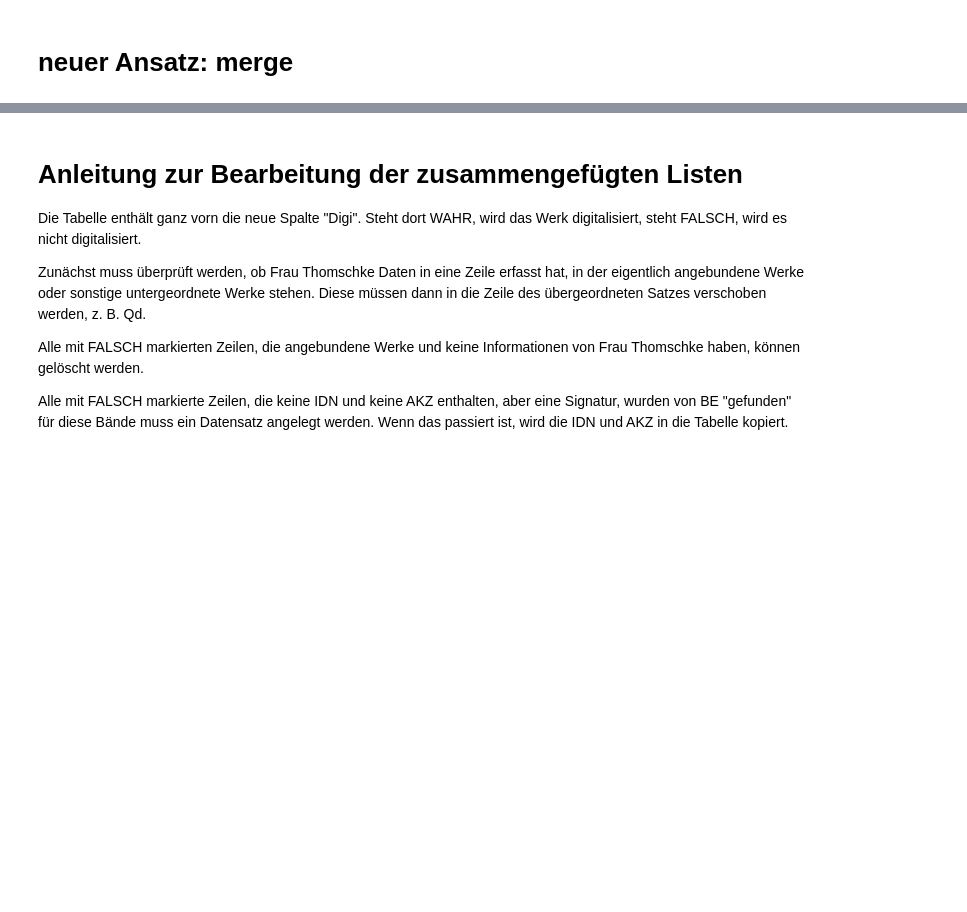
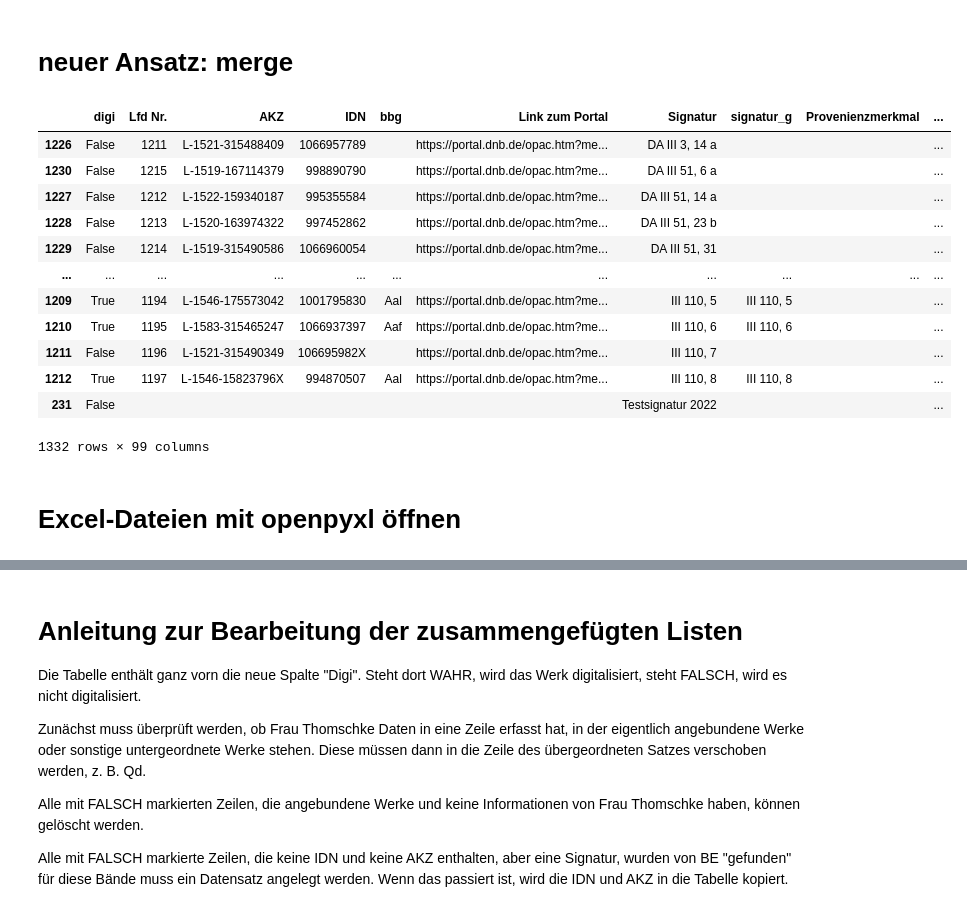
Before and after one commit to buchmuseum/vrekon, a Jupyter notebook: notebooks/be-listen.ipynb, the cells around one changed output, grey strips where cells are left out. Drawn from its saved outputs; the diff is of its cells as text; code cells hidden in the pictures; blank space fills up the shorter version.

```diff
--- a/notebooks/be-listen.ipynb
+++ b/notebooks/be-listen.ipynb
@@ -6,3 +8,3 @@ import numpy as np
 # %%
-be = pd.read_excel("../raw/II_Inkunabeln+_test_Wendler.xlsx", sheet_name="II_Inkunabeln+", dtype="string")
-ii = pd.read_csv("../abzug/ii.csv", dtype="string")
+be = pd.read_excel("Spielwiese_Matchen_III_Drucke_1501-1560.xlsm", sheet_name="III Drucke 1501-1560", dtype="string")
+iii = pd.read_csv("../abzug/iii.csv", dtype="string")
@@ -43,7 +27,7 @@ gesamt
 # %% [markdown]
 # neuer Ansatz: merge
 # %%
-df = be.merge(ii, how="outer", left_on=["AKZ", "IDN"], right_on=["akz", "idn"])
+df = be.merge(iii, how="outer", left_on=["AKZ", "IDN"], right_on=["akz", "idn"])
 
 # idn, akz und signatur werden aus abzugs-listen über die BE-Daten kopiert: dabei entsteht kein Datenverlust, weil diese Spalten identisch sein müssen, denn mit ihnen wurden die Daten gemerged
 df.loc[df["IDN"].isna(), "IDN"] = df.idn
@@ -59,5 +43,25 @@ df = df.sort_values(by='Signatur', ascending=True, na_position='first', key=lamb
 # die Spalten aus der Abzugs-Liste werden wieder entfernt, die Digi Spalte wird an den Anfang gesetzt
 spaltenliste = list(df.columns)[:-22]
 spaltenliste.insert(0,"digi")
+spaltenliste.insert(4, "bbg")
+spaltenliste.insert(7, "signatur_g")
 
-df.to_excel("ii-merge-test.xlsx", index=False, columns=spaltenliste)
+df.to_excel("iii-merge-test.xlsx", index=False, columns=spaltenliste)
+# %%
+df[spaltenliste]
+# %% [output]
+|  | digi | Lfd Nr. | AKZ | IDN | bbg | Link zum Portal | Signatur | signatur_g | Provenienzmerkmal | ... |
+| 1226 | False | 1211 | L-1521-315488409 | 1066957789 |  | https://portal.dnb.de/opac.htm?me... | DA III 3, 14 a |  |  | ... |
+| 1230 | False | 1215 | L-1519-167114379 | 998890790 |  | https://portal.dnb.de/opac.htm?me... | DA III 51, 6 a |  |  | ... |
+| 1227 | False | 1212 | L-1522-159340187 | 995355584 |  | https://portal.dnb.de/opac.htm?me... | DA III 51, 14 a |  |  | ... |
+| 1228 | False | 1213 | L-1520-163974322 | 997452862 |  | https://portal.dnb.de/opac.htm?me... | DA III 51, 23 b |  |  | ... |
+| 1229 | False | 1214 | L-1519-315490586 | 1066960054 |  | https://portal.dnb.de/opac.htm?me... | DA III 51, 31 |  |  | ... |
+| ... | ... | ... | ... | ... | ... | ... | ... | ... | ... | ... |
+| 1209 | True | 1194 | L-1546-175573042 | 1001795830 | Aal | https://portal.dnb.de/opac.htm?me... | III 110, 5 | III 110, 5 |  | ... |
+| 1210 | True | 1195 | L-1583-315465247 | 1066937397 | Aaf | https://portal.dnb.de/opac.htm?me... | III 110, 6 | III 110, 6 |  | ... |
+| 1211 | False | 1196 | L-1521-315490349 | 106695982X |  | https://portal.dnb.de/opac.htm?me... | III 110, 7 |  |  | ... |
+| 1212 | True | 1197 | L-1546-15823796X | 994870507 | Aal | https://portal.dnb.de/opac.htm?me... | III 110, 8 | III 110, 8 |  | ... |
+| 231 | False |  |  |  |  |  | Testsignatur 2022 |  |  | ... |
+1332 rows × 99 columns
+# %% [markdown]
+# Excel-Dateien mit openpyxl öffnen
```
Also changed, not shown: parts of 14 cells of this notebook, 3 other files.
